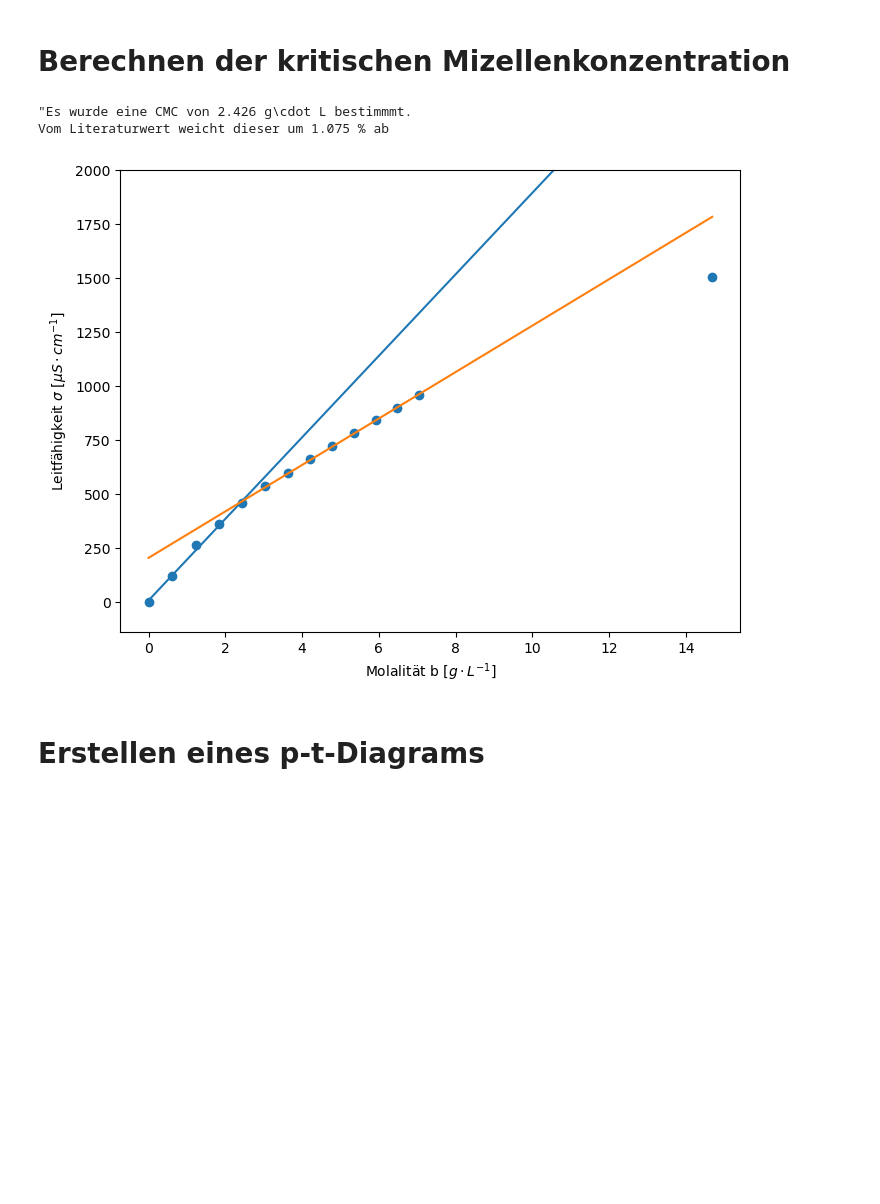
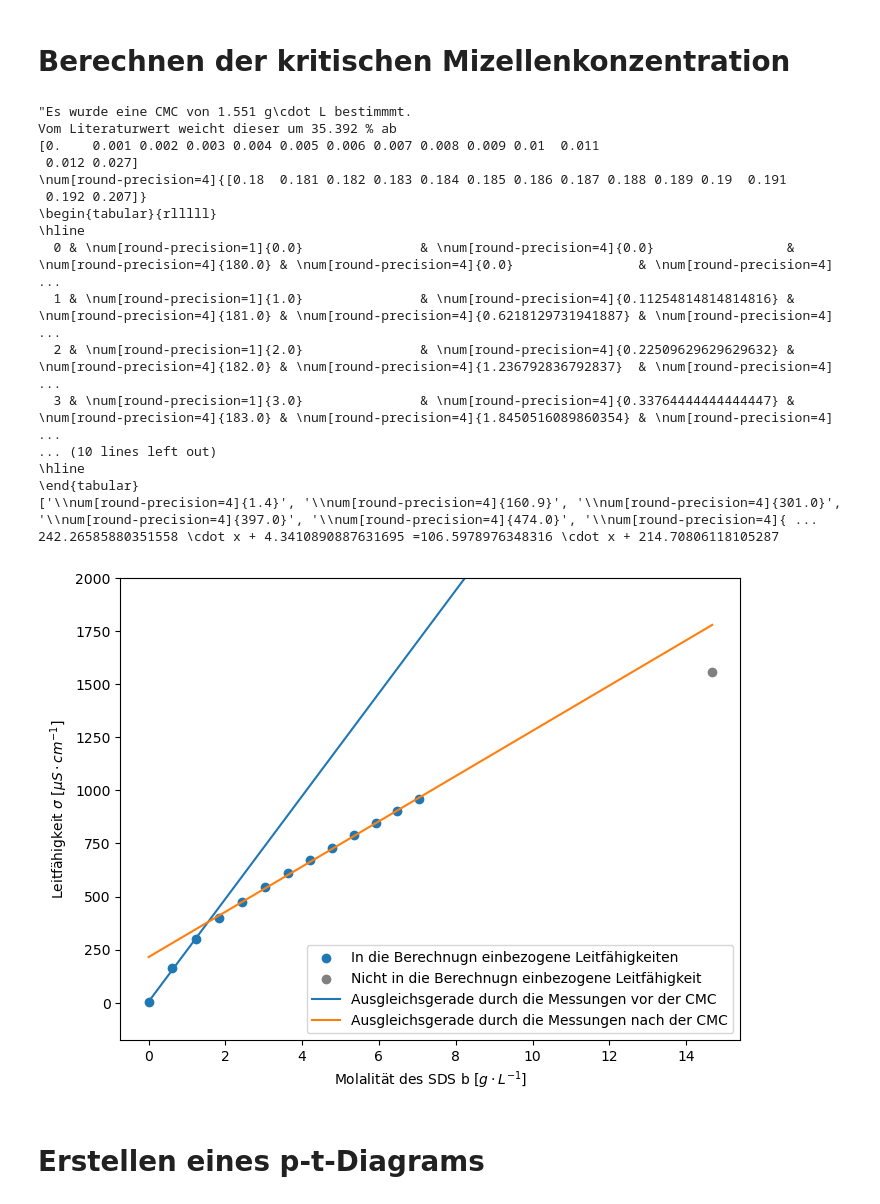
Before and after one commit to Rankenstein678/Makro, a Jupyter notebook: AMC3/AMC3.ipynb, the cells around one changed output. Cells and saved outputs as stored; diff of their text form; code cells hidden in the pictures; blank space fills up the shorter version.

```diff
--- a/AMC3/AMC3.ipynb
+++ b/AMC3/AMC3.ipynb
@@ -7,48 +7,76 @@ from datetime import datetime
 # %%
-data = pd.read_excel("AMC3_Gruppe_23_WS25.xlsx",sheet_name=None)
+data = pd.read_excel("AMC3_Gruppe_15_WiSE25.xlsx",sheet_name=None)
 CMC = data["CMC"]
 auheizen = data["Aufheizen"]
-reaktionsverlauf = data["Reaktion"]
+reaktionsverlauf = data["Experiment"]
 # %% [markdown]
 # Berechnen der kritischen Mizellenkonzentration
 # %%
 fig, ax = plt.subplots(figsize=(8,6))
 
 # TODO: Hier checken was die actual eingewogenen werte waren
-m_SDS = 3.039 #g
+m_SDS = 3.0388  #g
 V_SDS = 27e-3 # L
 b_SDS = m_SDS/V_SDS # g.L^-1
-
 
 V_SDS_zugegeben = np.concat([np.arange(0,13),[27]]) * 1e-3
 
 V_probe = 180e-3 + V_SDS_zugegeben # L
 c_SDS = V_SDS_zugegeben*b_SDS / V_probe
 
 CMC_lit = 2.4 # g.L^-1
 
-leitfaehigkeit = np.delete(CMC["Value"],7) # Entferne Doppelten Messwert
-plt.scatter(c_SDS,leitfaehigkeit)
+leitfaehigkeit = CMC["Value"]
+plt.scatter(c_SDS[:-1],leitfaehigkeit[:-1],label="In die Berechnugn einbezogene Leitfähigkeiten")
+plt.scatter(c_SDS[-1],list(leitfaehigkeit)[-1],c="grey",label="Nicht in die Berechnugn einbezogene Leitfähigkeit")
 
-ausgleich1 = scipy.stats.linregress(c_SDS[:5],leitfaehigkeit[:5])
-ausgleich2 = scipy.stats.linregress(c_SDS[4:-1],leitfaehigkeit[4:-1])
-ax.plot(c_SDS, ausgleich1.slope * c_SDS + ausgleich1.intercept)
-ax.plot(c_SDS, ausgleich2.slope * c_SDS + ausgleich2.intercept)
+ausgleich1 = scipy.stats.linregress(c_SDS[:3],leitfaehigkeit[:3])
+ausgleich2 = scipy.stats.linregress(c_SDS[3:-1],leitfaehigkeit[3:-1])
+ax.plot(c_SDS, ausgleich1.slope * c_SDS + ausgleich1.intercept,label="Ausgleichsgerade durch die Messungen vor der CMC")
+ax.plot(c_SDS, ausgleich2.slope * c_SDS + ausgleich2.intercept,label="Ausgleichsgerade durch die Messungen nach der CMC")
 ax.set_ylim(top=2000)
-ax.set_xlabel("Molalität b [$g\cdot L^{-1}$]")
+ax.set_xlabel("Molalität des SDS b [$g\cdot L^{-1}$]")
 ax.set_ylabel("Leitfähigkeit $\sigma$ [$\mu S\cdot cm^{-1}$]")
 
 def ausgleichs_schnitt(x):
     return (ausgleich1.slope * x + ausgleich1.intercept) - (ausgleich2.slope * x + ausgleich2.intercept)
 
 CMC_gemessen = scipy.optimize.fsolve(ausgleichs_schnitt,2.4)[0]
 
 print(f""""Es wurde eine CMC von {CMC_gemessen:.3f} g\cdot L bestimmmt.
-Vom Literaturwert weicht dieser um {100*CMC_gemessen/CMC_lit-100:.3f} % ab""")
+Vom Literaturwert weicht dieser um {100-100*CMC_gemessen/CMC_lit:.3f} % ab""")
+fig.savefig("CMC.eps")
+print(V_SDS_zugegeben)
+ax.legend()
+fig.savefig("CMC.pdf")
+def l(x):
+    return rf"\num[round-precision=4]{{{x}}}"
+def l1(x):
+        return rf"\num[round-precision=1]{{{x}}}"
+print(l(V_probe))
+print(tabulate(zip([l1(x) for x in V_SDS_zugegeben*1e3],[l(x) for x in (V_SDS_zugegeben*b_SDS)],[l(x) for x in (V_probe)*1e3], [l(x) for x in (c_SDS)], [l(x) for x in (CMC["Value"])]),tablefmt="latex_raw",showindex="always"))
+c_SDS
+print([l(x) for x in CMC["Value"]])
+print(fr"{ausgleich1.slope} \cdot x + {ausgleich1.intercept} ={ausgleich2.slope} \cdot x + {ausgleich2.intercept}")
 # %% [output]
-"Es wurde eine CMC von 2.426 g\cdot L bestimmmt.
-Vom Literaturwert weicht dieser um 1.075 % ab
+"Es wurde eine CMC von 1.551 g\cdot L bestimmmt.
+Vom Literaturwert weicht dieser um 35.392 % ab
+[0.    0.001 0.002 0.003 0.004 0.005 0.006 0.007 0.008 0.009 0.01  0.011
+ 0.012 0.027]
+\num[round-precision=4]{[0.18  0.181 0.182 0.183 0.184 0.185 0.186 0.187 0.188 0.189 0.19  0.191
+ 0.192 0.207]}
+\begin{tabular}{rlllll}
+\hline
+  0 & \num[round-precision=1]{0.0}               & \num[round-precision=4]{0.0}                 & \num[round-precision=4]{180.0} & \num[round-precision=4]{0.0}                & \num[round-precision=4] ...
+  1 & \num[round-precision=1]{1.0}               & \num[round-precision=4]{0.11254814814814816} & \num[round-precision=4]{181.0} & \num[round-precision=4]{0.6218129731941887} & \num[round-precision=4] ...
+  2 & \num[round-precision=1]{2.0}               & \num[round-precision=4]{0.22509629629629632} & \num[round-precision=4]{182.0} & \num[round-precision=4]{1.236792836792837}  & \num[round-precision=4] ...
+  3 & \num[round-precision=1]{3.0}               & \num[round-precision=4]{0.33764444444444447} & \num[round-precision=4]{183.0} & \num[round-precision=4]{1.8450516089860354} & \num[round-precision=4] ...
+... (10 lines left out)
+\hline
+\end{tabular}
+['\\num[round-precision=4]{1.4}', '\\num[round-precision=4]{160.9}', '\\num[round-precision=4]{301.0}', '\\num[round-precision=4]{397.0}', '\\num[round-precision=4]{474.0}', '\\num[round-precision=4]{ ...
+242.26585880351558 \cdot x + 4.3410890887631695 =106.5978976348316 \cdot x + 214.70806118105287
-[figure, old version]
+[figure, new version]
 # %% [markdown]
 # Erstellen eines p-t-Diagrams
 # %%
```
Also changed, not shown: parts of 6 cells of this notebook, 41 other files.
